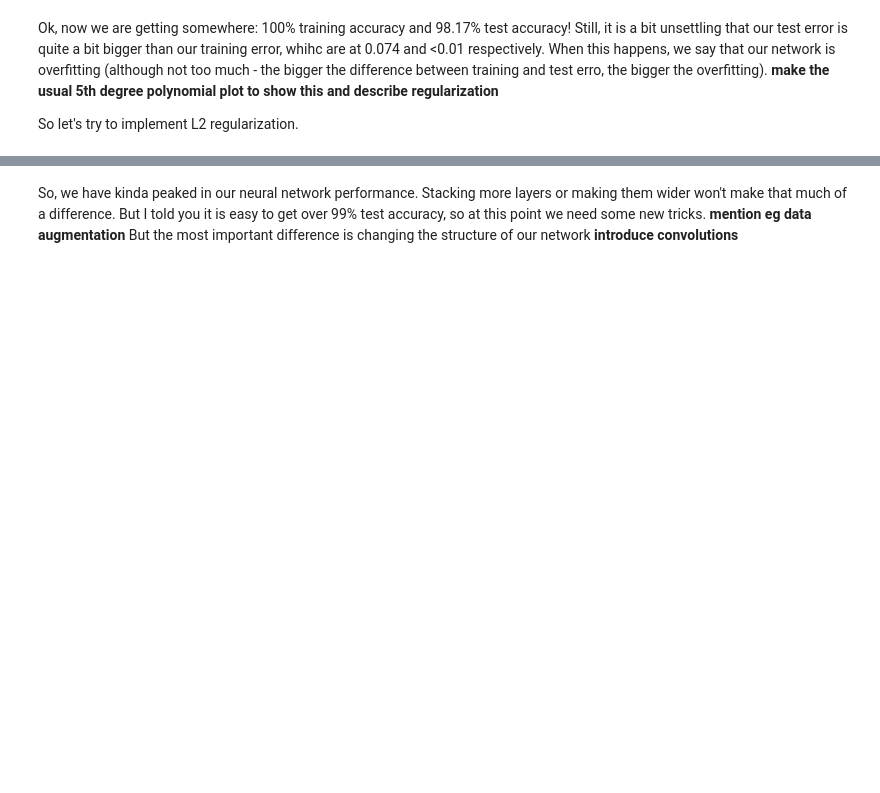
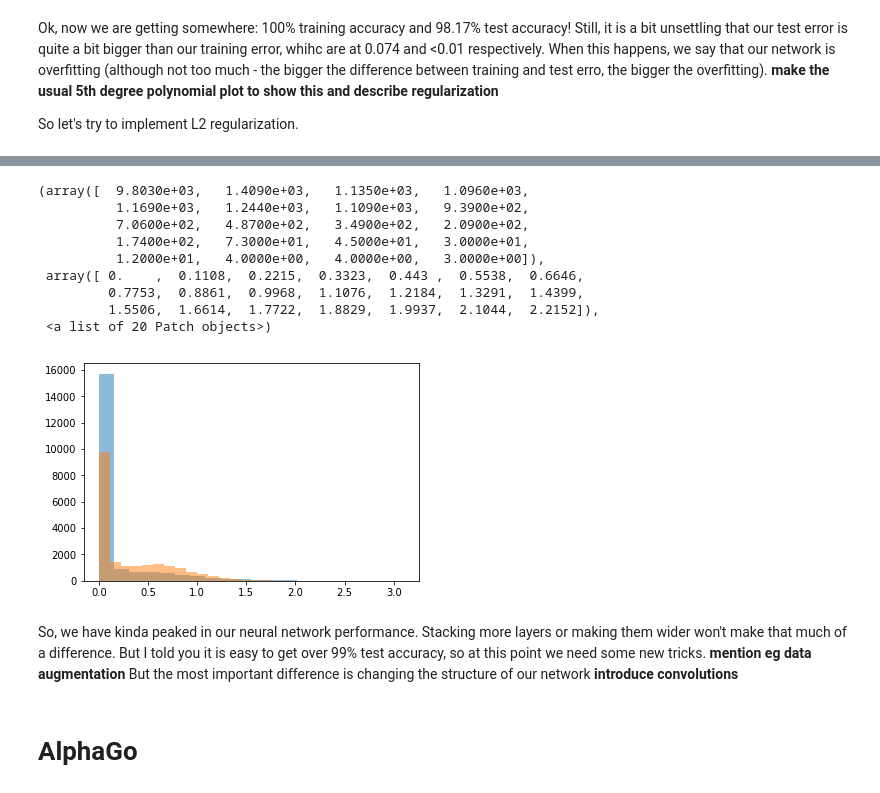
Before and after one commit to seuqaj114/lisbonai_workshop, a Jupyter notebook: workshop.ipynb, the cells around one changed output, grey strips where cells are left out. Drawn from its saved outputs; the diff is of its cells as text; code cells hidden in the pictures; blank space fills up the shorter version.

```diff
--- a/workshop.ipynb
+++ b/workshop.ipynb
@@ -1139,28 +1213,26 @@ def fully_connected(inp, size, activation_fn, scope):
 training_mode = tf.placeholder(tf.bool, shape=[], name="training_mode")
 
 x = tf.placeholder(tf.float32, shape=[None, 784], name="x")
-hidden1 = fully_connected(x, 500, tf.tanh, scope="hidden1")
+hidden1 = fully_connected(x, 200, tf.nn.relu, scope="hidden1")
 do1 = tf.layers.dropout(hidden1, rate=0.3, training=training_mode, name="do1")
-hidden2 = fully_connected(do1, 500, tf.tanh, scope="hidden2")
+hidden2 = fully_connected(do1, 200, tf.nn.relu, scope="hidden2")
 do2 = tf.layers.dropout(hidden2, rate=0.3, training=training_mode, name="do2")
-hidden3 = fully_connected(do2, 200, tf.tanh, scope="hidden3")
-do3 = tf.layers.dropout(hidden3, rate=0.3, training=training_mode, name="do3")
-y = fully_connected(do3, 10, tf.nn.softmax, scope="y")
+y = fully_connected(do2, 10, tf.nn.softmax, scope="y")
 
 target = tf.placeholder(tf.float32, shape=[None, 10], name="target")
 
 all_weights = [var for var in tf.trainable_variables() if "w:" in var.name]
 
-cost = tf.reduce_mean(negloglikelihood_cost(y, target)) #+ 0.0005*tf.add_n([tf.nn.l2_loss(var) for var in all_weights])
+cost = tf.reduce_mean(negloglikelihood_cost(y, target)) + 0.001*tf.add_n([tf.nn.l2_loss(var) for var in all_weights])
 acc = accuracy(y, target)
 
-update_op = tf.train.AdamOptimizer(0.0005).minimize(cost)
+update_op = tf.train.AdamOptimizer(0.001).minimize(cost)
 init_op = tf.global_variables_initializer()
 
 session = tf.Session()
 session.run(init_op)
 # %%
-for i in range(20000):
+for i in range(10000):
     batch_x, batch_y = mnist.train.next_batch(100)
 
     feed_dict = {
@@ -1203,3 +1275,27 @@ iter: 19999, cost = 0.0751, acc = 98.15%
+# %%
+batch_images, batch_labels = mnist.train.next_batch(100)
+
+feed_dict = {
+    x: batch_images,
+    target: batch_labels,
+    training_mode: False
+}
+result = session.run([hidden1, hidden2], feed_dict=feed_dict)
+plt.hist(result[0].flatten(), 20, alpha=0.5)
+plt.hist(result[1].flatten(), 20, alpha=0.5)
+# %% [output]
+(array([  9.8030e+03,   1.4090e+03,   1.1350e+03,   1.0960e+03,
+          1.1690e+03,   1.2440e+03,   1.1090e+03,   9.3900e+02,
+          7.0600e+02,   4.8700e+02,   3.4900e+02,   2.0900e+02,
+          1.7400e+02,   7.3000e+01,   4.5000e+01,   3.0000e+01,
+          1.2000e+01,   4.0000e+00,   4.0000e+00,   3.0000e+00]),
+ array([ 0.    ,  0.1108,  0.2215,  0.3323,  0.443 ,  0.5538,  0.6646,
+         0.7753,  0.8861,  0.9968,  1.1076,  1.2184,  1.3291,  1.4399,
+         1.5506,  1.6614,  1.7722,  1.8829,  1.9937,  2.1044,  2.2152]),
+ <a list of 20 Patch objects>)
+[figure, added]
 # %% [markdown]
 So, we have kinda peaked in our neural network performance. Stacking more layers or making them wider won't make that much of a difference. But I told you it is easy to get over 99% test accuracy, so at this point we need some new tricks. __mention eg data augmentation__
 But the most important difference is changing the structure of our network __introduce convolutions__
+# %% [markdown]
+# AlphaGo
```
Also changed, not shown: parts of 53 cells of this notebook.
